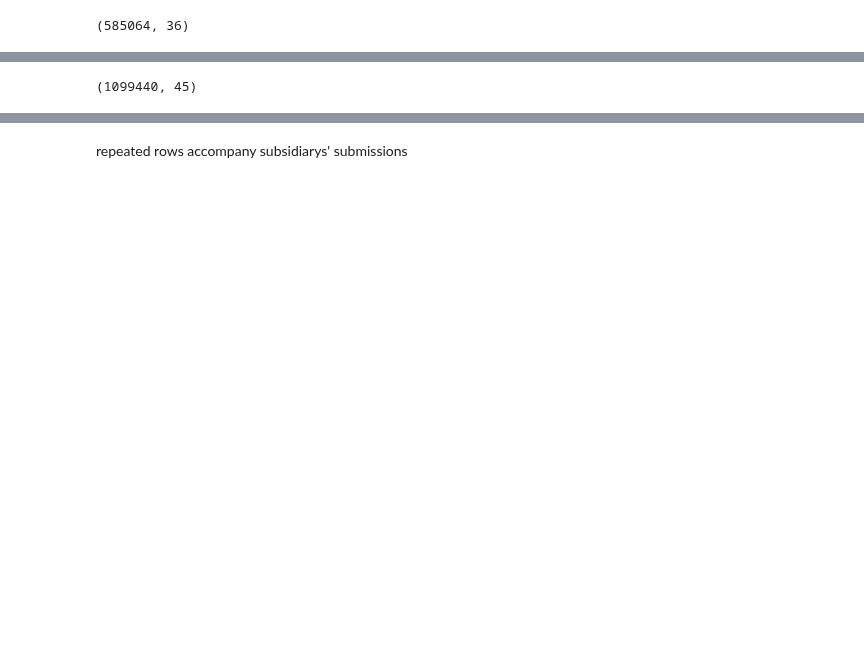
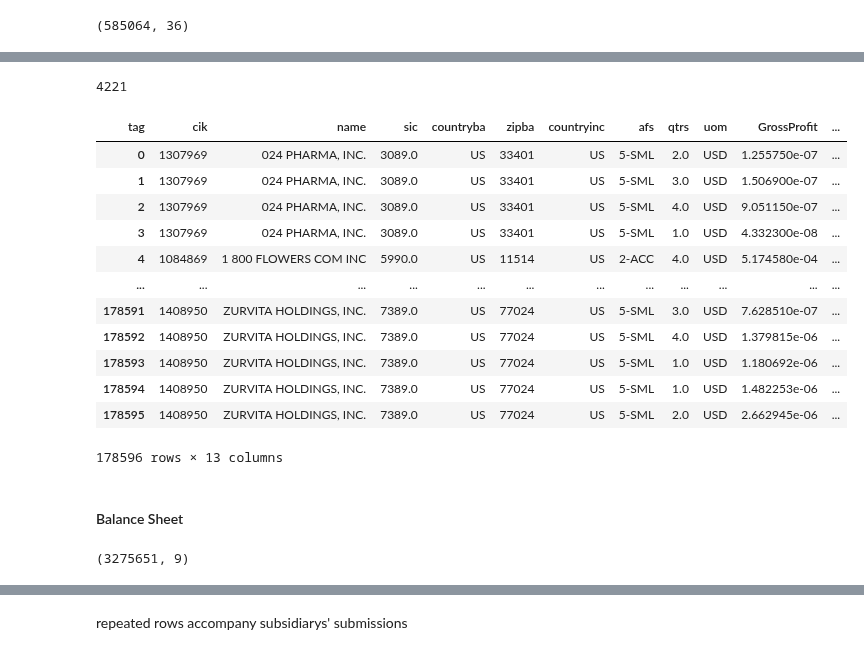
Before and after one commit to cnance09/Small-Cap-Scout, a Jupyter notebook: notebooks/Notebook_CN.ipynb, the cells around one changed output, grey strips where cells are left out. Drawn from its saved outputs; the diff is of its cells as text; code cells hidden in the pictures; blank space fills up the shorter version.

```diff
--- a/notebooks/Notebook_CN.ipynb
+++ b/notebooks/Notebook_CN.ipynb
@@ -151,0 +187,3 @@ revenue.shape
+# %%
+flow_filtered = flow[flow.tag.isin(income_statement)]
+flow_filtered.shape
@@ -151,0 +192,6 @@ revenue.shape
+# %%
+# SUB + NUM
+df_flow = sub.merge(flow_filtered, on='adsh', how='left')
+df_flow = df_flow.dropna(subset=['tag', 'value'])
+df_flow.drop_duplicates(inplace=True)
+df_flow.shape
@@ -151,0 +200,4 @@ revenue.shape
+# %%
+df_flow['value'] = df_flow['value'].map(lambda x: x/10**6)
+df_pivot_flow = df_flow.pivot_table(index=['adsh', 'cik', 'name', 'sic', 'countryba', 'zipba', 'countryinc', 'afs', 'fye', 'form', 'qtrs', 'period', 'uom', 'ddate'], columns='tag', values='value').reset_index()
+df_pivot_flow.head()
@@ -151,0 +211,31 @@ revenue.shape
+# %%
+df_pivot_flow = df_pivot_flow[df_pivot_flow.columns[1:]].drop_duplicates()
+# %%
+flow_clean.cik.nunique()
+# %% [output]
+4221
+# %%
+flow_clean = df_pivot_flow.drop(['NetEarnings', 'NetIncomeBeforeTax'], axis=1)
+flow_clean = flow_clean.dropna()
+
+flow_clean['date'] = flow_clean.ddate.apply(lambda x: pd.to_datetime(str(x).split('.')[0], format='%Y%m%d', errors='coerce')))
+flow_clean['filing_date'] = flow_clean.period.apply(lambda x: pd.to_datetime(str(x).split('.')[0], format='%Y%m%d', errors='coerce')))
+
+flow_clean = flow_clean.drop(['period', 'ddate', 'fye', 'form'], axis=1)
+flow_clean.sort_values(['name', 'date']).reset_index(drop=True)
+# %% [output]
+| tag | cik | name | sic | countryba | zipba | countryinc | afs | qtrs | uom | GrossProfit | ... |
+| 0 | 1307969 | 024 PHARMA, INC. | 3089.0 | US | 33401 | US | 5-SML | 2.0 | USD | 1.255750e-07 | ... |
+| 1 | 1307969 | 024 PHARMA, INC. | 3089.0 | US | 33401 | US | 5-SML | 3.0 | USD | 1.506900e-07 | ... |
+| 2 | 1307969 | 024 PHARMA, INC. | 3089.0 | US | 33401 | US | 5-SML | 4.0 | USD | 9.051150e-07 | ... |
+| 3 | 1307969 | 024 PHARMA, INC. | 3089.0 | US | 33401 | US | 5-SML | 1.0 | USD | 4.332300e-08 | ... |
+| 4 | 1084869 | 1 800 FLOWERS COM INC | 5990.0 | US | 11514 | US | 2-ACC | 4.0 | USD | 5.174580e-04 | ... |
+| ... | ... | ... | ... | ... | ... | ... | ... | ... | ... | ... | ... |
+| 178591 | 1408950 | ZURVITA HOLDINGS, INC. | 7389.0 | US | 77024 | US | 5-SML | 3.0 | USD | 7.628510e-07 | ... |
+| 178592 | 1408950 | ZURVITA HOLDINGS, INC. | 7389.0 | US | 77024 | US | 5-SML | 4.0 | USD | 1.379815e-06 | ... |
+| 178593 | 1408950 | ZURVITA HOLDINGS, INC. | 7389.0 | US | 77024 | US | 5-SML | 1.0 | USD | 1.180692e-06 | ... |
+| 178594 | 1408950 | ZURVITA HOLDINGS, INC. | 7389.0 | US | 77024 | US | 5-SML | 1.0 | USD | 1.482253e-06 | ... |
+| 178595 | 1408950 | ZURVITA HOLDINGS, INC. | 7389.0 | US | 77024 | US | 5-SML | 2.0 | USD | 2.662945e-06 | ... |
+178596 rows × 13 columns
+# %% [markdown]
+#### Balance Sheet
@@ -152,6 +264,9 @@ revenue.shape
+# %%
+bs_filtered.shape
+# %% [output]
+(3275651, 9)
 # %%
 # SUB + NUM
-df = sub.merge(revenue, on='adsh', how='left')
-df.shape
+df_bs = sub.merge(bs_filtered, on='adsh', how='left')
+df_bs = df_bs.dropna(subset=['tag', 'value'])
+df_bs.drop_duplicates(inplace=True)
-# %% [output]
-(1099440, 45)
```
Also changed, not shown: parts of 36 cells of this notebook, 9 other files.
